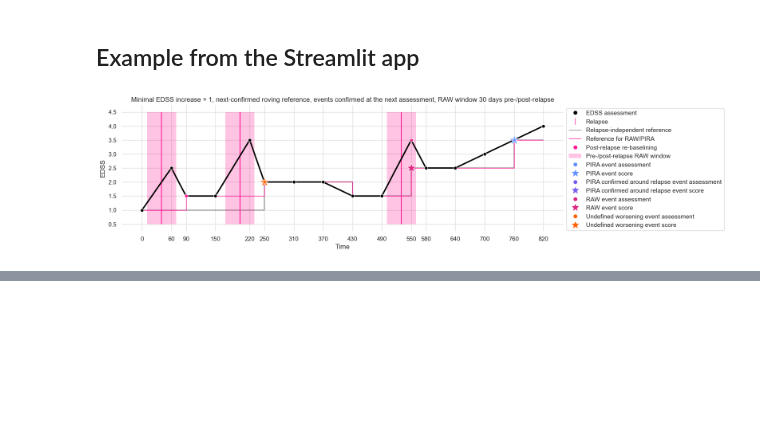
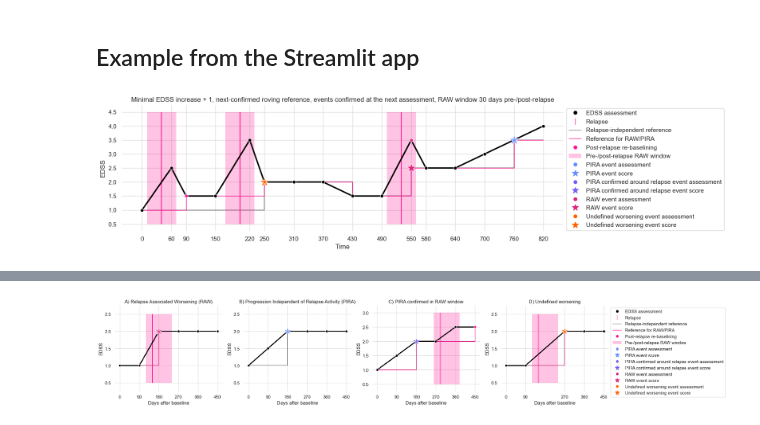
Before and after one commit to drstrupf/multiple-sclerosis-disability-progression, a Jupyter notebook: tutorial.ipynb, the cells around one changed output, grey strips where cells are left out. Saved outputs shown, nothing was run; the diff lists cells and outputs as text; code cells hidden in the pictures; blank space fills up the shorter version.

Commit message:
Add four types of progression illustration to tutorial notebook.

```diff
--- a/tutorial.ipynb
+++ b/tutorial.ipynb
@@ -180,0 +185,99 @@ plt.show()
+# %%
+four_types_df = pd.DataFrame(
+    [
+        {"days_after_baseline": 0, "edss_score": 1.0},
+        {"days_after_baseline": 90, "edss_score": 1.5},
+        {"days_after_baseline": 180, "edss_score": 2.0},
+        {"days_after_baseline": 270, "edss_score": 2.0},
+        {"days_after_baseline": 360, "edss_score": 2.0},
+        {"days_after_baseline": 450, "edss_score": 2.0},
+    ]
+)
+# %%
+fig, axes = plt.subplots(1, 4, figsize=(22, 4))
+
+# RAW
+raw_df = four_types_df.copy()
+raw_df.at[1, "edss_score"] = 1.0
+visualization.annotate_plot_follow_up(
+    follow_up_dataframe=raw_df,
+    relapse_timestamps=[150],
+    # Options
+    opt_baseline_type="roving",
+    opt_roving_reference_require_confirmation=True,
+    opt_roving_reference_confirmation_time=0.5,
+    opt_raw_before_relapse_max_days=30,
+    opt_raw_after_relapse_max_days=90,
+    opt_max_score_that_requires_plus_1=5.0,
+    opt_require_confirmation=True,
+    opt_confirmation_time=0.5,
+    show_legend=False,
+    ax=axes[0],
+    )
+axes[0].set_title("A) Relapse Associated Worsening (RAW)")
+
+# PIRA
+visualization.annotate_plot_follow_up(
+    follow_up_dataframe=four_types_df,
+    relapse_timestamps=[],
+    # Options
+    opt_baseline_type="roving",
+    opt_roving_reference_require_confirmation=True,
+    opt_roving_reference_confirmation_time=0.5,
+    opt_raw_before_relapse_max_days=30,
+    opt_raw_after_relapse_max_days=90,
+    opt_max_score_that_requires_plus_1=5.0,
+    opt_require_confirmation=True,
+    opt_confirmation_time=0.5,
+    show_legend=False,
+    ax=axes[1],
+    )
+axes[1].set_title("B) Progression Independent of Relapse Activity (PIRA)")
+
+# PIRA in RAW
+pc_in_raw_df = four_types_df.copy()
+pc_in_raw_df.at[4, "edss_score"] = 2.5
+pc_in_raw_df.at[5, "edss_score"] = 2.5
+visualization.annotate_plot_follow_up(
+    follow_up_dataframe=pc_in_raw_df,
+    relapse_timestamps=[290],
+    # Options
+    opt_baseline_type="roving",
+    opt_roving_reference_require_confirmation=True,
+    opt_roving_reference_confirmation_time=0.5,
+    opt_raw_before_relapse_max_days=30,
+    opt_raw_after_relapse_max_days=90,
+    opt_max_score_that_requires_plus_1=5.0,
+    opt_require_confirmation=True,
+    opt_confirmation_time=0.5,
+    show_legend=False,
+    ax=axes[2],
+    )
+axes[2].set_title("C) PIRA confirmed in RAW window")
+
+# Undefined
+visualization.annotate_plot_follow_up(
+    follow_up_dataframe=raw_df[raw_df["days_after_baseline"] != 180],
+    relapse_timestamps=[150],
+    # Options
+    opt_baseline_type="roving",
+    opt_roving_reference_require_confirmation=True,
+    opt_roving_reference_confirmation_time=0.5,
+    opt_raw_before_relapse_max_days=30,
+    opt_raw_after_relapse_max_days=90,
+    opt_max_score_that_requires_plus_1=5.0,
+    opt_require_confirmation=True,
+    opt_confirmation_time=0.5,
+    show_legend=True,
+    ax=axes[3],
+    )
+axes[3].set_title("D) Undefined worsening")
+
+for ax in axes:
+    ax.set_xlabel("Days after baseline")
+
+fig.tight_layout()
+sns.despine(bottom=True, left=True, right=True, top=True)
+plt.show()
+# %% [output]
+[figure, added]
```
Also changed, not shown: parts of 2 cells of this notebook.
